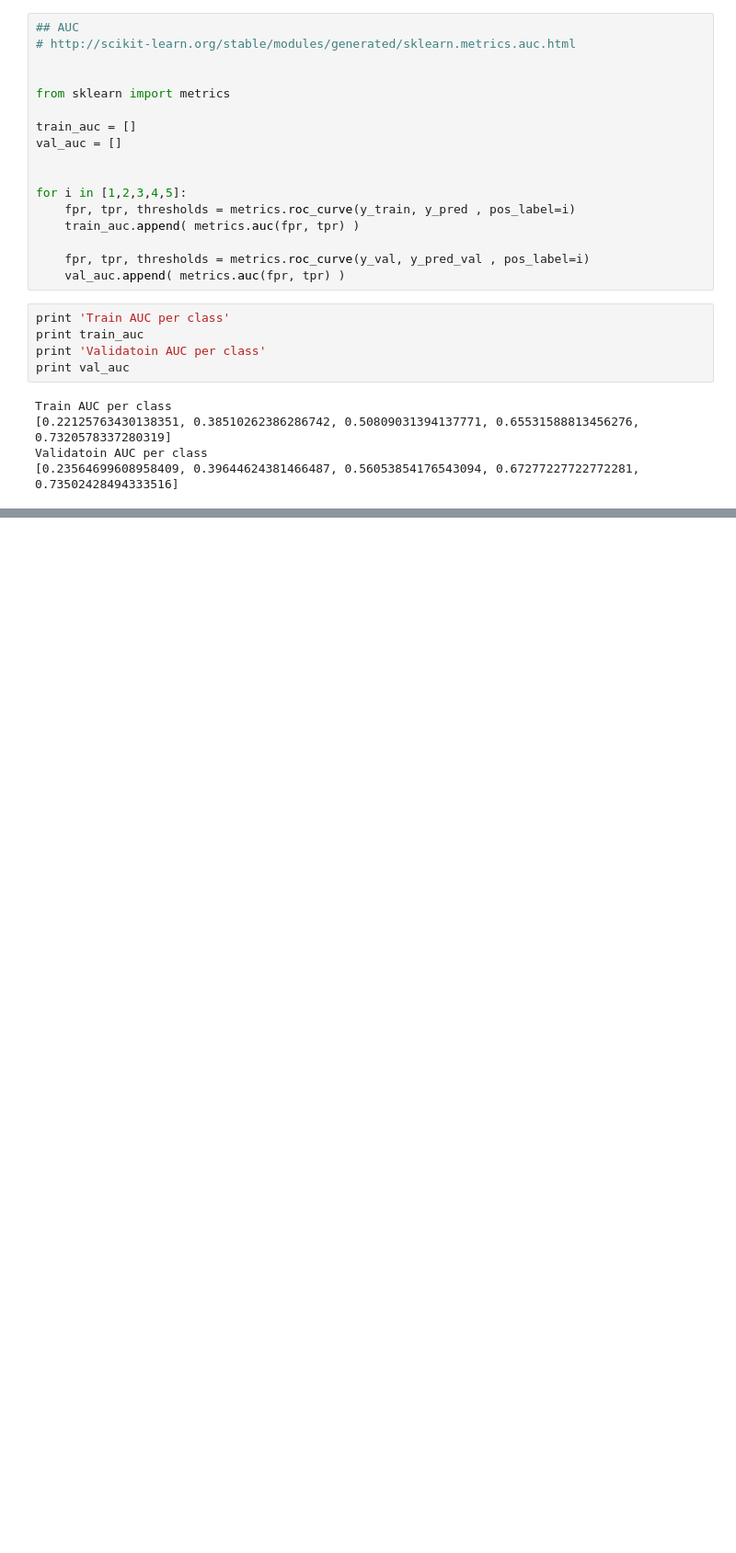
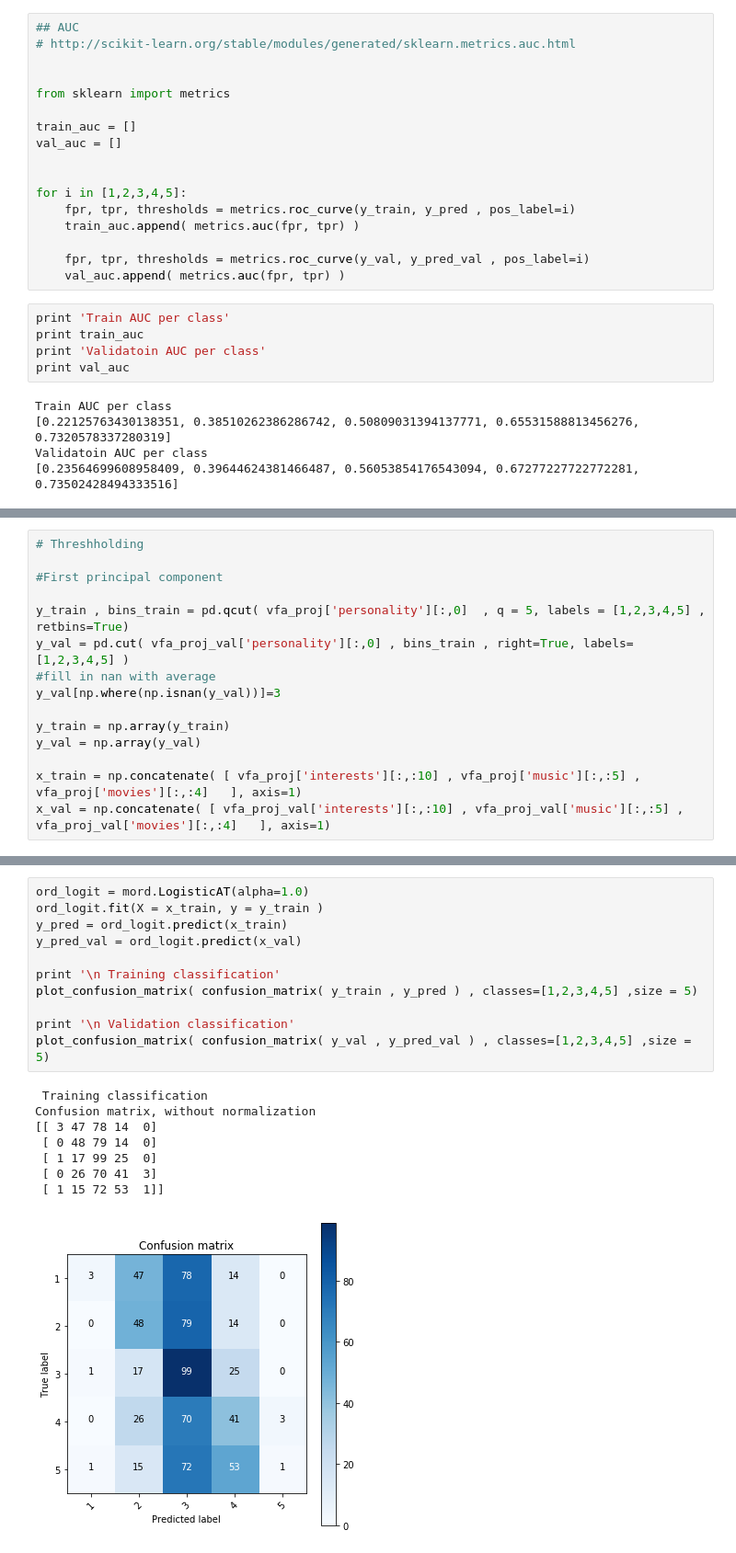
Before and after one commit to raulds77/inference_project, a Jupyter notebook: clean_predictions.ipynb, the cells around one changed output, grey strips where cells are left out. Shown: that part at 92% size. Drawn from its saved outputs; the diff is of its cells as text; blank space fills up the shorter version.

```diff
--- a/clean_predictions.ipynb
+++ b/clean_predictions.ipynb
@@ -116,0 +241,15 @@ Validatoin AUC per class
+# %%
+# Threshholding
+
+#First principal component
+
+y_train , bins_train = pd.qcut( vfa_proj['personality'][:,0]  , q = 5, labels = [1,2,3,4,5] , retbins=True)
+y_val = pd.cut( vfa_proj_val['personality'][:,0] , bins_train , right=True, labels=[1,2,3,4,5] )
+#fill in nan with average
+y_val[np.where(np.isnan(y_val))]=3
+
+y_train = np.array(y_train)
+y_val = np.array(y_val)
+
+x_train = np.concatenate( [ vfa_proj['interests'][:,:10] , vfa_proj['music'][:,:5] , vfa_proj['movies'][:,:4]   ], axis=1)
+x_val = np.concatenate( [ vfa_proj_val['interests'][:,:10] , vfa_proj_val['music'][:,:5] , vfa_proj_val['movies'][:,:4]   ], axis=1)
@@ -116,0 +270,20 @@ Validatoin AUC per class
+# %%
+ord_logit = mord.LogisticAT(alpha=1.0)
+ord_logit.fit(X = x_train, y = y_train )
+y_pred = ord_logit.predict(x_train)
+y_pred_val = ord_logit.predict(x_val)
+
+print '\n Training classification'
+plot_confusion_matrix( confusion_matrix( y_train , y_pred ) , classes=[1,2,3,4,5] ,size = 5)
+
+print '\n Validation classification'
+plot_confusion_matrix( confusion_matrix( y_val , y_pred_val ) , classes=[1,2,3,4,5] ,size = 5)
+# %% [output]
+ Training classification
+Confusion matrix, without normalization
+[[ 3 47 78 14  0]
+ [ 0 48 79 14  0]
+ [ 1 17 99 25  0]
+ [ 0 26 70 41  3]
+ [ 1 15 72 53  1]]
+[figure, added]
```
Also changed, not shown: parts of 14 cells of this notebook.
